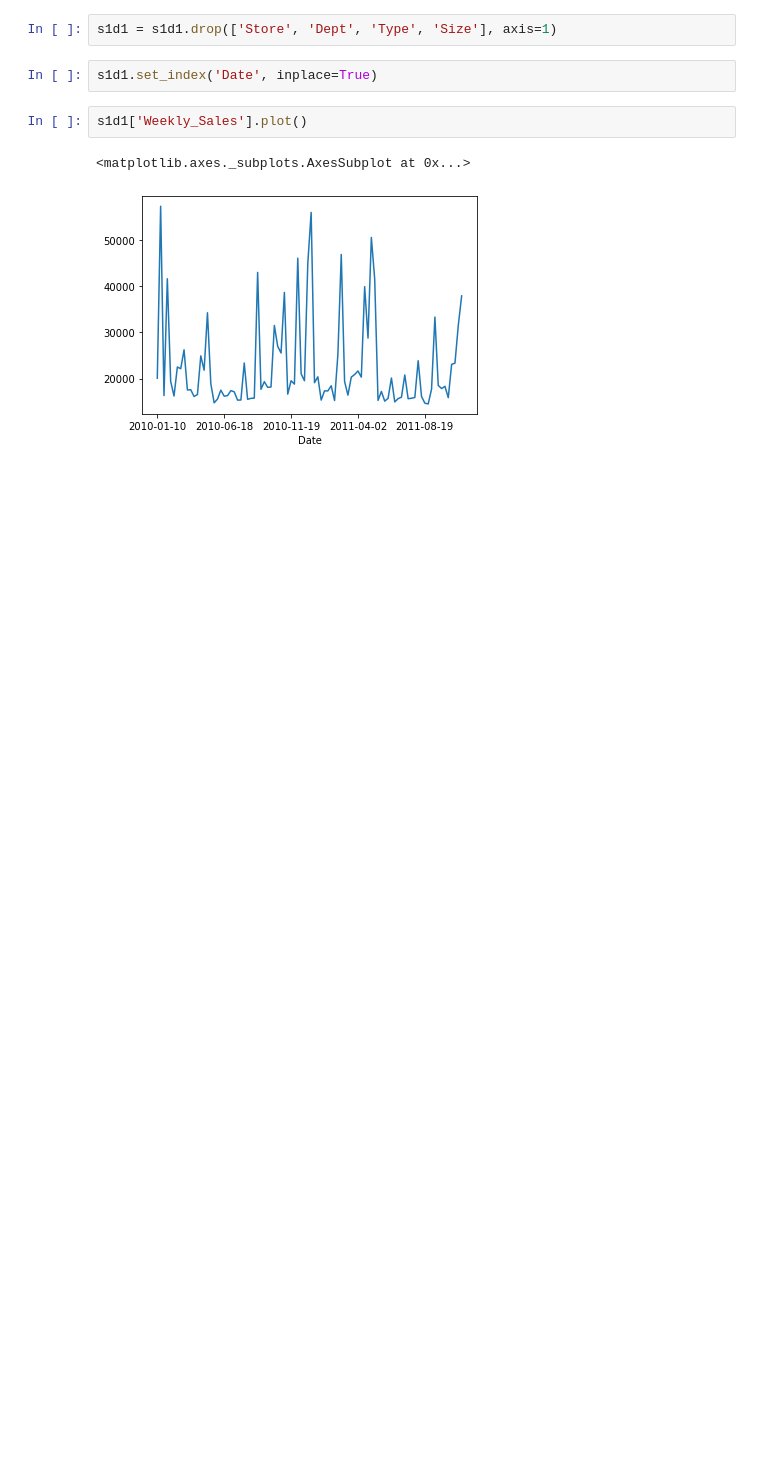
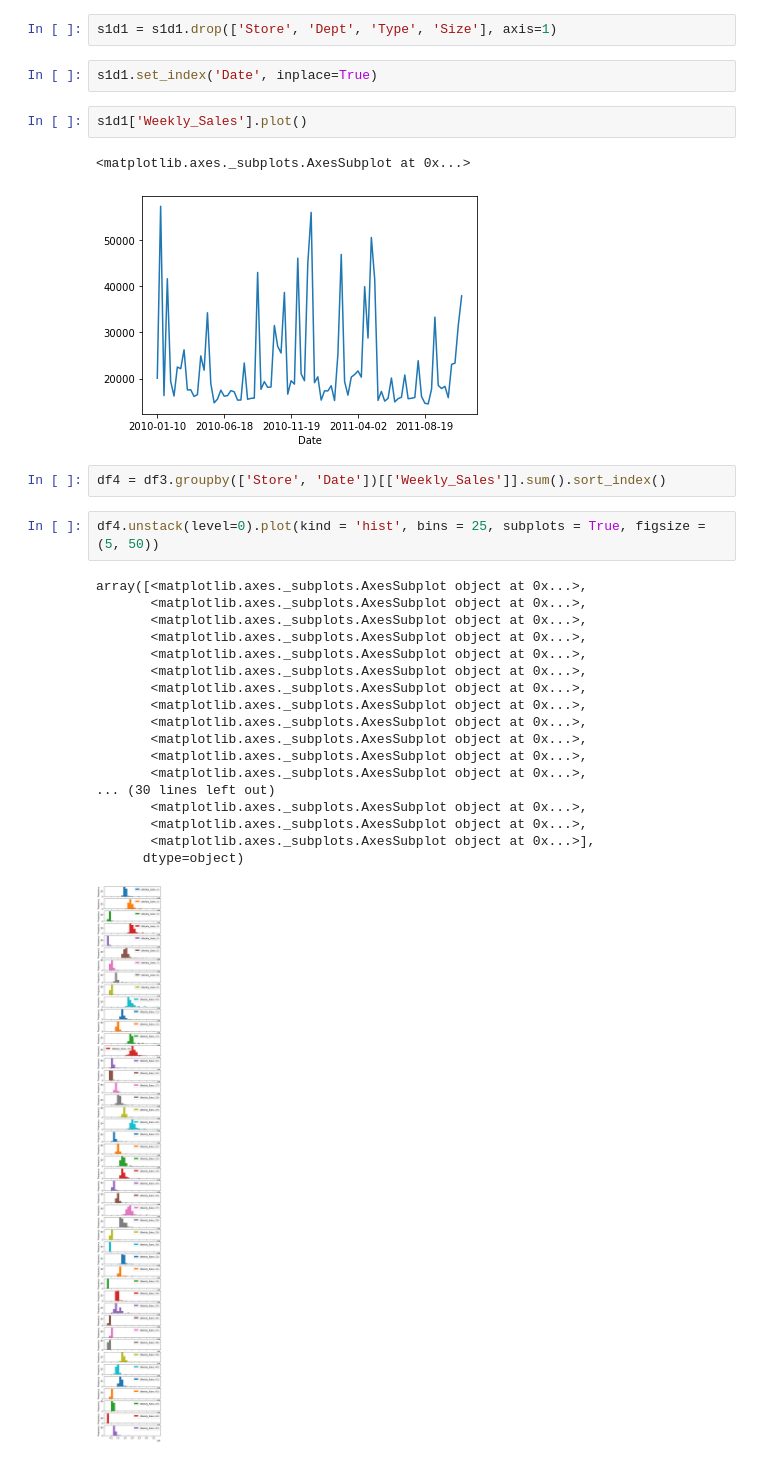
Before and after one commit to Dylan-C-Neal/capstone1-retail_forecasting, a Jupyter notebook: notebooks/C1S2-retail_forecasting.ipynb, the cells around one changed output. Cells and saved outputs as stored; diff of their text form; blank space fills up the shorter version.

Commit message:
Worked on some subplotting for EDA

```diff
--- a/notebooks/C1S2-retail_forecasting.ipynb
+++ b/notebooks/C1S2-retail_forecasting.ipynb
@@ -38,3 +38,26 @@ s1d1['Weekly_Sales'].plot()
 # %% [output]
 <matplotlib.axes._subplots.AxesSubplot at 0x...>
 [figure]
+# %%
+df4 = df3.groupby(['Store', 'Date'])[['Weekly_Sales']].sum().sort_index()
+# %%
+df4.unstack(level=0).plot(kind = 'hist', bins = 25, subplots = True, figsize = (5, 50))
+# %% [output]
+array([<matplotlib.axes._subplots.AxesSubplot object at 0x...>,
+       <matplotlib.axes._subplots.AxesSubplot object at 0x...>,
+       <matplotlib.axes._subplots.AxesSubplot object at 0x...>,
+       <matplotlib.axes._subplots.AxesSubplot object at 0x...>,
+       <matplotlib.axes._subplots.AxesSubplot object at 0x...>,
+       <matplotlib.axes._subplots.AxesSubplot object at 0x...>,
+       <matplotlib.axes._subplots.AxesSubplot object at 0x...>,
+       <matplotlib.axes._subplots.AxesSubplot object at 0x...>,
+       <matplotlib.axes._subplots.AxesSubplot object at 0x...>,
+       <matplotlib.axes._subplots.AxesSubplot object at 0x...>,
+       <matplotlib.axes._subplots.AxesSubplot object at 0x...>,
+       <matplotlib.axes._subplots.AxesSubplot object at 0x...>,
+... (30 lines left out)
+       <matplotlib.axes._subplots.AxesSubplot object at 0x...>,
+       <matplotlib.axes._subplots.AxesSubplot object at 0x...>,
+       <matplotlib.axes._subplots.AxesSubplot object at 0x...>],
+      dtype=object)
+[figure, added]
```
Also changed, not shown: parts of 1 cell of this notebook.
